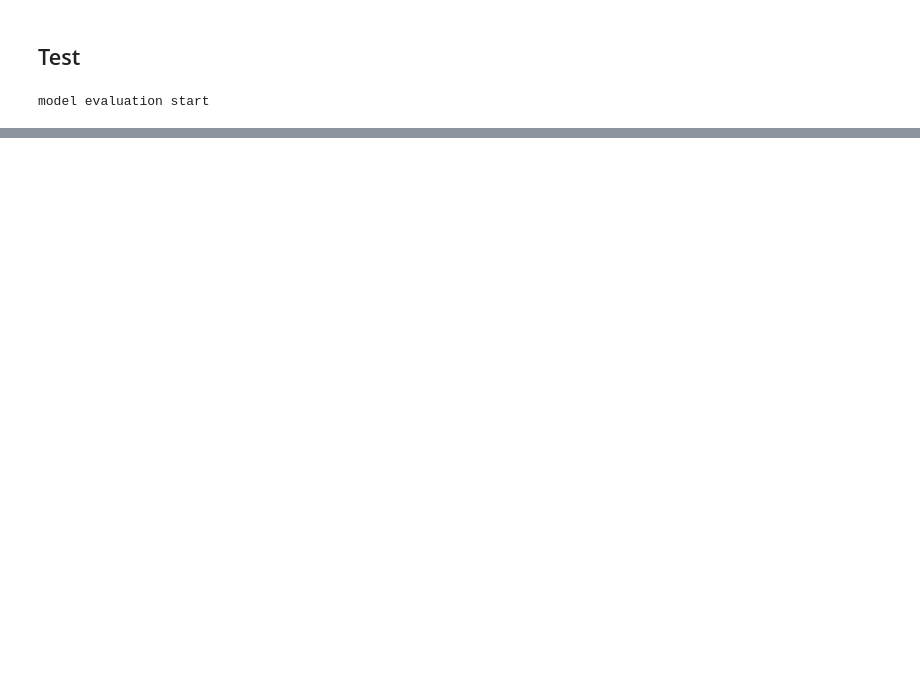
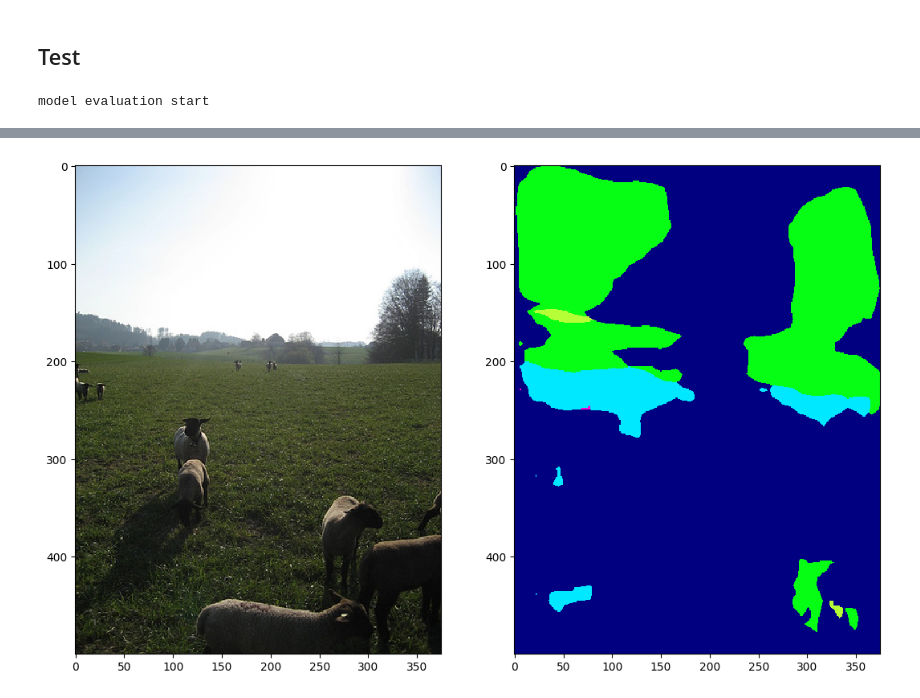
Before and after one commit to engineerJPark/Segmentation-to-World-Coordinate-by-FCN-and-Camera-Calibration, a Jupyter notebook: FCN.ipynb, the cells around one changed output, grey strips where cells are left out. Drawn from its saved outputs; the diff is of its cells as text; code cells hidden in the pictures; blank space fills up the shorter version.

Commit message:
edited train code

```diff
--- a/FCN.ipynb
+++ b/FCN.ipynb
@@ -393,3 +394,68 @@ model evaluation start
+# %%
+# segmentation : plot image
+with open(os.path.join(ROOT_DIR, "VOCdevkit/VOC2012/ImageSets/Segmentation/train.txt"), 'r') as f:
+  lines = f.readlines()
+for i in range(len(lines)):
+  lines[i] =  lines[i].strip('\n')
+
+idx = 1000
+test_jpg_path = lines[idx] + '.jpg'
+test_image = PIL.Image.open(os.path.join(ROOT_DIR, 'VOCdevkit/VOC2012', "JPEGImages", test_jpg_path))
+
+# test image showing
+plt.figure(figsize=(20, 40))
+plt.subplot(1,3,1)
+plt.imshow(test_image)
+
+# test image transform & input to test model
+test_image = np.array(test_image)
+test_image = torch.from_numpy(test_image).to(torch.float).permute(2,0,1).to(device)
+ori_x, ori_y = test_image.shape[1], test_image.shape[2]
+
+test_image = torch.unsqueeze(test_image, dim=0)
+
+test_transform = transforms.Compose([
+    # transforms.Resize((320,320), interpolation=InterpolationMode.BILINEAR),
+    transforms.Normalize(mean=(0, 0, 0), std=(255., 255., 255.)),
+    transforms.Normalize(mean=(0.485, 0.456, 0.406), std=(0.229, 0.224, 0.225))
+])
+# return_transform = transforms.Compose([
+#     transforms.Resize((ori_x, ori_y), interpolation=InterpolationMode.BILINEAR),
+# ])
+
+test_seg = test_model(test_transform(test_image))
+# test_seg = return_transform(test_seg)
+# test_seg[test_seg <= 8] = 0 # Thresholding
+
+# model prediction
+test_image_channel_idx = torch.argmax(torch.squeeze(test_seg, dim=0), dim=0).cpu()
+
+# model prediction to PIL
+test_image_PIL = PIL.Image.fromarray(
+    np.uint8(cm.gist_ncar(test_image_channel_idx.detach().numpy()*10)*255)
+    )
+
+# predicted data showing
+plt.subplot(1,3,2)
+plt.imshow(test_image_PIL)
+plt.show()
+
+# # model prediction for only one class
+# test_image_channel_idx_copy = copy.deepcopy(test_image_channel_idx)
+# finding_class = 2 # editable
+# test_image_channel_idx_copy[test_image_channel_idx_copy != finding_class] = 0
+
+# # to PIL
+# test_image_PIL = PIL.Image.fromarray(
+#     np.uint8(cm.gist_ncar(test_image_channel_idx_copy.detach().numpy()*10)*255)
+#     )
+
+# # predicted data showing
+# plt.subplot(1,3,3)
+# plt.imshow(test_image_PIL)
+# plt.show()
+# %% [output]
+[figure, added]
 # %%
 # segmentation : plot image
 with open(os.path.join(ROOT_DIR, "VOCdevkit/VOC2012/ImageSets/Segmentation/val.txt"), 'r') as f:
```
Also changed, not shown: parts of 22 cells of this notebook, 1 other file.
